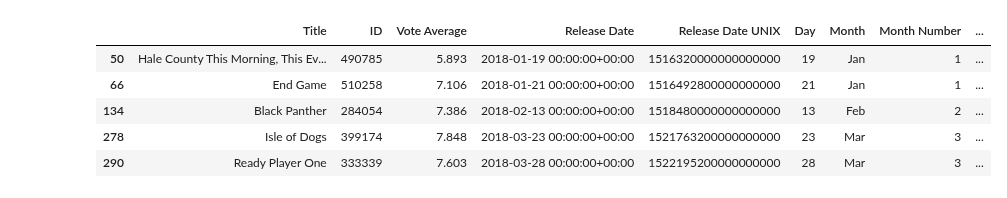
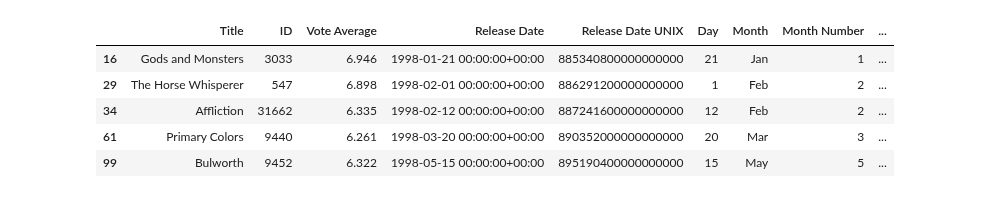
Before and after one commit to jamieah80/group-project-one, a Jupyter notebook: main_multi_year.ipynb, the cells around one changed output. Cells and saved outputs as stored; diff of their text form; code cells hidden in the pictures.

```diff
--- a/main_multi_year.ipynb
+++ b/main_multi_year.ipynb
@@ -29,10 +23,9 @@ all_nominees = oscar_data[["Year", "Best Picture", "Nominee 1", "Nominee 2", "No
 base_url = "https://api.themoviedb.org/3/"
 responseid = {'Title' : [],'ID' : [], 'Vote Average' : [], 'Release Date' : []}
 
-#Enter year
+years = ["1998", "2008", "2018"]
 
-years = ["2018", "2019", "2020"]
-
+# "for loop" to loop through multiple years
 for year in years:
     startdate = f"{year}-01-01"
     enddate = f"{year}-12-31"
@@ -40,13 +33,13 @@ for year in years:
     all_movies_response = requests.get(f'{base_url}/discover/movie?include_adult=false&include_video=false&primary_release_date.gte={startdate}&primary_release_date.lte={enddate}&with_original_language=en&sort_by=vote_count.desc&api_key={api_key}').json()
     total_pages = json.dumps(all_movies_response["total_pages"], indent=4, sort_keys=True)
 
-    #Request from API for each month
+    # Request from API for each month
     for i in range(1,int(total_pages)//10):
 
-    #EDIT DATES FOR DIFFERENT YEARS
+        # Request API for different pages
         all_movies_response = requests.get(f'{base_url}/discover/movie?include_adult=false&include_video=false&primary_release_date.gte={startdate}&primary_release_date.lte={enddate}&with_original_language=en&sort_by=vote_count.desc&api_key={api_key}&page={i}').json()
 
-        #puts all results into a dictionary
+        # Compiles results into a dictionary
         for j in range(len(all_movies_response["results"])):
             responseid['Title'].append(all_movies_response["results"][j]["title"])
             responseid['ID'].append(all_movies_response["results"][j]["id"])
@@ -115,14 +109,16 @@ moviedata.head()
 # %%
-nominated_movies = moviedata.loc[(moviedata["Nominated 2018"] == "Yes") |
-              (moviedata["Nominated 2019"] == "Yes") |
-              (moviedata["Nominated 2020"] == "Yes"),:]
+# moviedata dataframe is reduced to only nominated movies
+nominated_movies = moviedata.loc[(moviedata[f"Nominated {years[0]}"] == "Yes") |
+              (moviedata[f"Nominated {years[1]}"] == "Yes") |
+              (moviedata[f"Nominated {years[2]}"] == "Yes"),:]
 
-nominated_movies = nominated_movies.drop(columns=["Nominated 2018", "Nominated 2019", "Nominated 2020"])
+nominated_movies = nominated_movies.drop(columns=[f"Nominated {years[0]}", f"Nominated {years[1]}", f"Nominated {years[2]}"])
+
 nominated_movies.head()
 # %% [output]
 |  | Title | ID | Vote Average | Release Date | Release Date UNIX | Day | Month | Month Number | ... |
-| 50 | Hale County This Morning, This Ev... | 490785 | 5.893 | 2018-01-19 00:00:00+00:00 | 1516320000000000000 | 19 | Jan | 1 | ... |
-| 66 | End Game | 510258 | 7.106 | 2018-01-21 00:00:00+00:00 | 1516492800000000000 | 21 | Jan | 1 | ... |
-| 134 | Black Panther | 284054 | 7.386 | 2018-02-13 00:00:00+00:00 | 1518480000000000000 | 13 | Feb | 2 | ... |
-| 278 | Isle of Dogs | 399174 | 7.848 | 2018-03-23 00:00:00+00:00 | 1521763200000000000 | 23 | Mar | 3 | ... |
-| 290 | Ready Player One | 333339 | 7.603 | 2018-03-28 00:00:00+00:00 | 1522195200000000000 | 28 | Mar | 3 | ... |
+| 16 | Gods and Monsters | 3033 | 6.946 | 1998-01-21 00:00:00+00:00 | 885340800000000000 | 21 | Jan | 1 | ... |
+| 29 | The Horse Whisperer | 547 | 6.898 | 1998-02-01 00:00:00+00:00 | 886291200000000000 | 1 | Feb | 2 | ... |
+| 34 | Affliction | 31662 | 6.335 | 1998-02-12 00:00:00+00:00 | 887241600000000000 | 12 | Feb | 2 | ... |
+| 61 | Primary Colors | 9440 | 6.261 | 1998-03-20 00:00:00+00:00 | 890352000000000000 | 20 | Mar | 3 | ... |
+| 99 | Bulworth | 9452 | 6.322 | 1998-05-15 00:00:00+00:00 | 895190400000000000 | 15 | May | 5 | ... |
```
Also changed, not shown: parts of 10 cells of this notebook.
